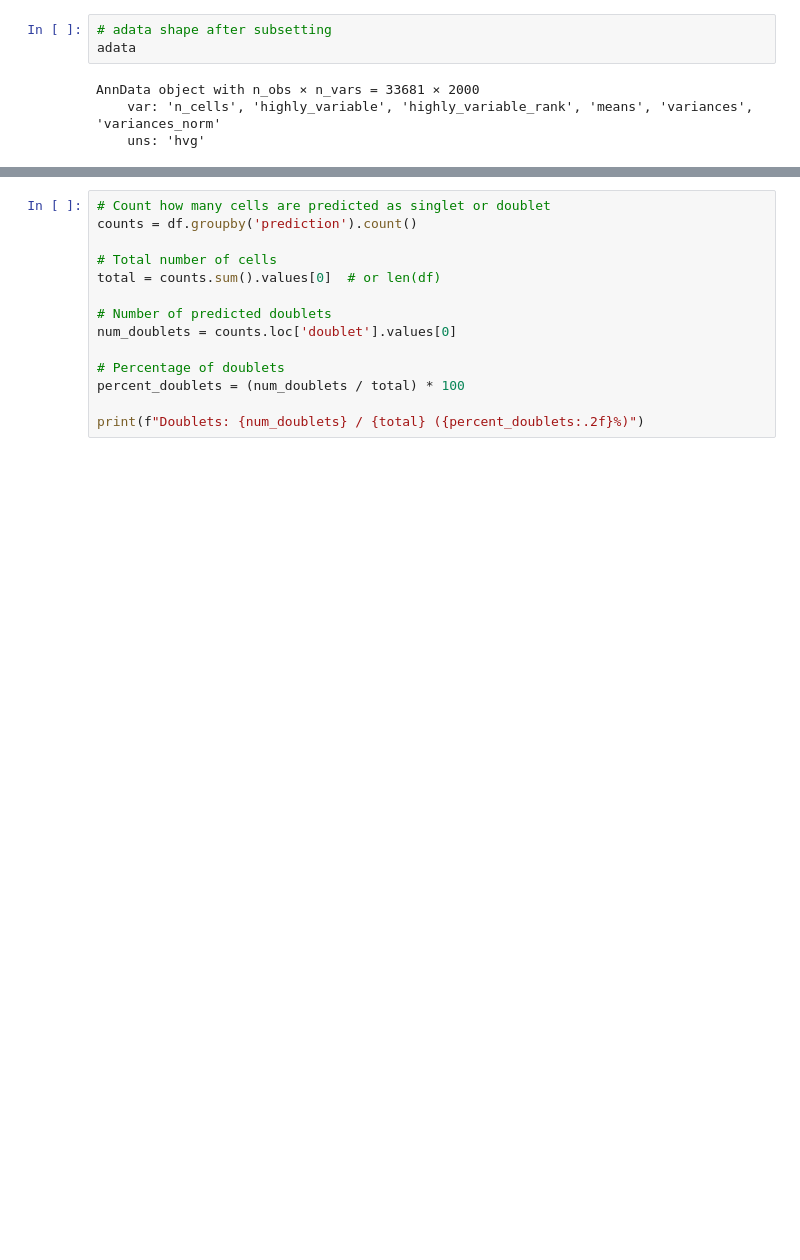
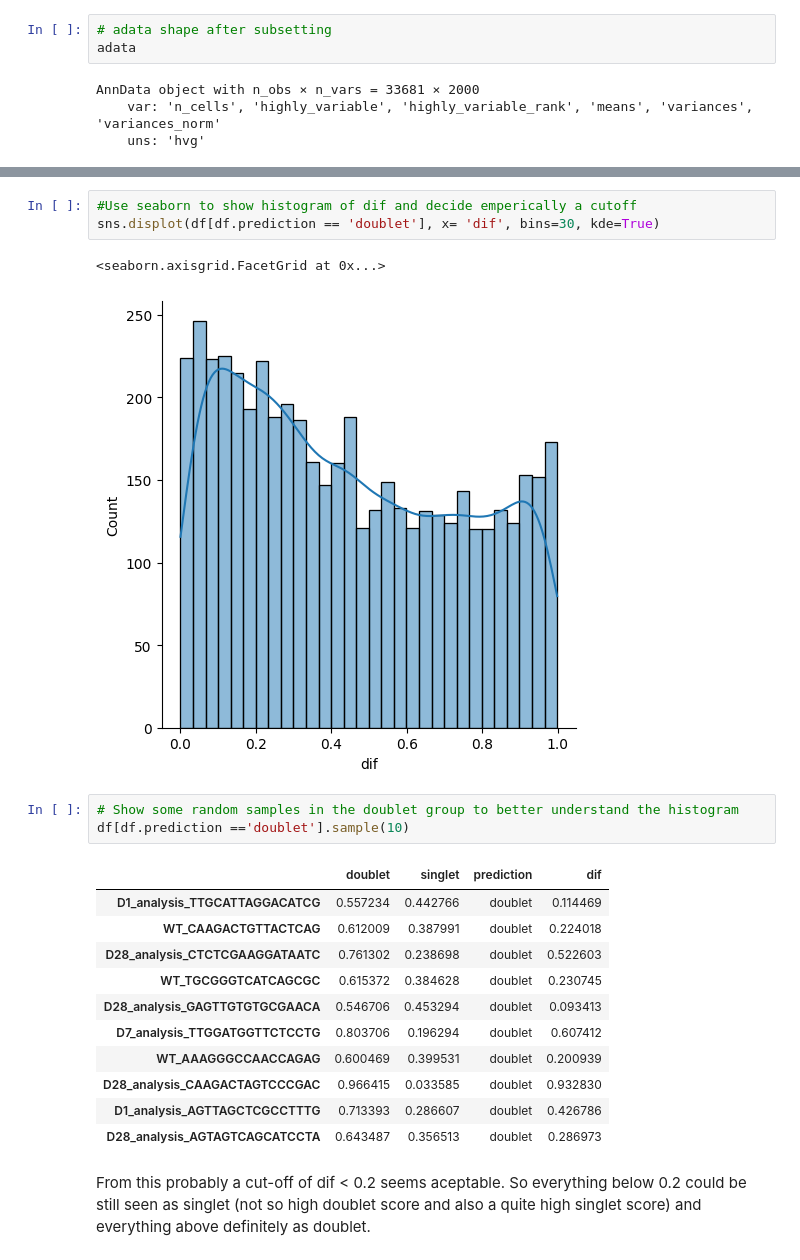
Before and after one commit to ThorstenCodes/scRNAseq-selfproject-pancreatitis, a Jupyter notebook: Pancreatitis_Reanalysis.ipynb, the cells around one changed output, grey strips where cells are left out. Saved outputs shown, nothing was run; the diff lists cells and outputs as text; blank space fills up the shorter version.

```diff
--- a/Pancreatitis_Reanalysis.ipynb
+++ b/Pancreatitis_Reanalysis.ipynb
@@ -165,15 +218,24 @@ df
 33681 rows × 4 columns
+# %%
+#Use seaborn to show histogram of dif and decide emperically a cutoff
+sns.displot(df[df.prediction == 'doublet'], x= 'dif', bins=30, kde=True)
+# %% [output]
+<seaborn.axisgrid.FacetGrid at 0x...>
+[figure, added]
 # %%
-# Count how many cells are predicted as singlet or doublet
-counts = df.groupby('prediction').count()
-
-# Total number of cells
-total = counts.sum().values[0]  # or len(df)
-
-# Number of predicted doublets
-num_doublets = counts.loc['doublet'].values[0]
-
-# Percentage of doublets
-percent_doublets = (num_doublets / total) * 100
-
-print(f"Doublets: {num_doublets} / {total} ({percent_doublets:.2f}%)")
+# Show some random samples in the doublet group to better understand the histogram
+df[df.prediction =='doublet'].sample(10)
+# %% [output]
+|  | doublet | singlet | prediction | dif |
+| D1_analysis_TTGCATTAGGACATCG | 0.557234 | 0.442766 | doublet | 0.114469 |
+| WT_CAAGACTGTTACTCAG | 0.612009 | 0.387991 | doublet | 0.224018 |
+| D28_analysis_CTCTCGAAGGATAATC | 0.761302 | 0.238698 | doublet | 0.522603 |
+| WT_TGCGGGTCATCAGCGC | 0.615372 | 0.384628 | doublet | 0.230745 |
+| D28_analysis_GAGTTGTGTGCGAACA | 0.546706 | 0.453294 | doublet | 0.093413 |
+| D7_analysis_TTGGATGGTTCTCCTG | 0.803706 | 0.196294 | doublet | 0.607412 |
+| WT_AAAGGGCCAACCAGAG | 0.600469 | 0.399531 | doublet | 0.200939 |
+| D28_analysis_CAAGACTAGTCCCGAC | 0.966415 | 0.033585 | doublet | 0.932830 |
+| D1_analysis_AGTTAGCTCGCCTTTG | 0.713393 | 0.286607 | doublet | 0.426786 |
+| D28_analysis_AGTAGTCAGCATCCTA | 0.643487 | 0.356513 | doublet | 0.286973 |
+# %% [markdown]
+From this probably a cut-off of dif < 0.2 seems aceptable. So everything below 0.2 could be still seen as singlet (not so high doublet score and also a quite high singlet score) and everything above definitely as doublet.
```
Also changed, not shown: parts of 25 cells of this notebook.
